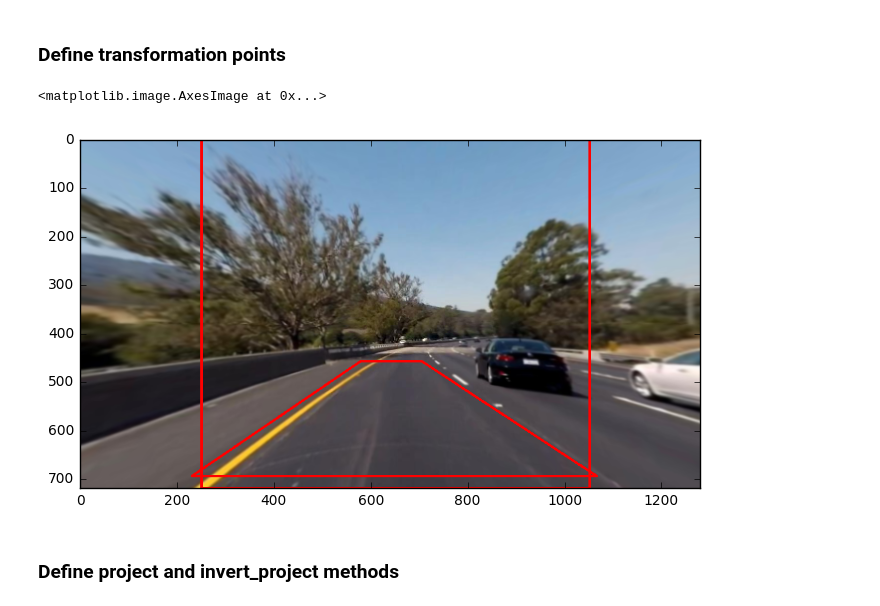
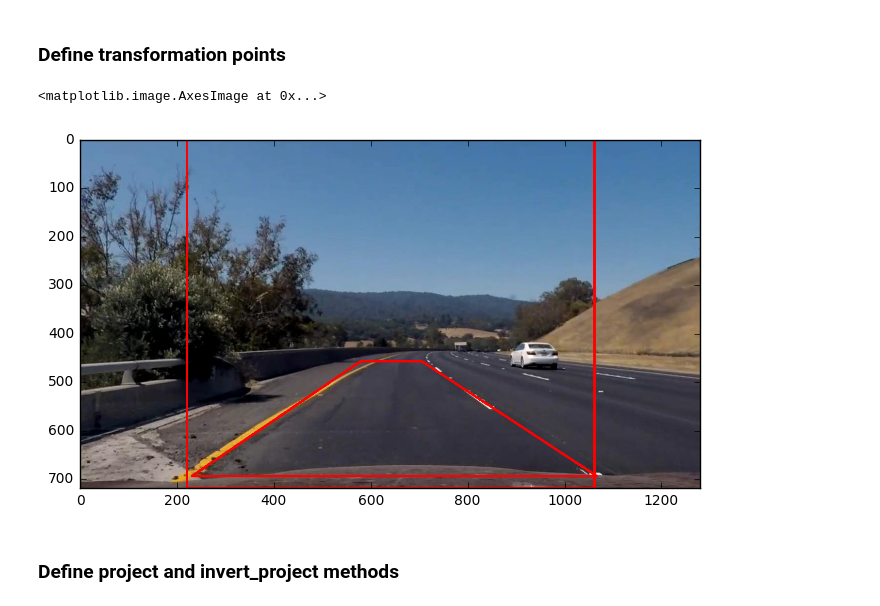
Before and after one commit to nmitsou/CarND-Advanced-Lane-Lines, a Jupyter notebook: calibrate.ipynb, the cells around one changed output. Cells and saved outputs as stored; diff of their text form; code cells hidden in the pictures.

```diff
--- a/calibrate.ipynb
+++ b/calibrate.ipynb
@@ -118,7 +119,7 @@ Done!
 An example of undistortion on an image collected while driving
 # %%
 
-image = cv2.imread('./hard2/outfile993.jpg')
+image = cv2.imread('./hard3/outfile617.jpg')
 image = cv2.cvtColor(image, cv2.COLOR_BGR2RGB)
 gs = gridspec.GridSpec(1, 2, width_ratios=[30, 30])
 
@@ -251,20 +252,20 @@ We can see that the filtering preserves most of the lane pixels (as desired)
 # %%
 #find src points for projection
 image = undistort(image)
 h = image.shape[0]
 
 src = np.int32([[230,695],[578,458],[704,458],[1065,695]])
-dest = np.int32([[250,h],[250,0],[1050,0],[1050,h]])
+dest = np.int32([[220,h],[220,0],[1060,0],[1060,h]])
 #pts = pts.reshape((-1,1,2))
 lanes_marked = np.copy(image)
 lanes_marked = cv2.polylines(lanes_marked,[src],True,(255,0,0), thickness=3)
 lanes_marked = cv2.polylines(lanes_marked,[dest],True,(255,0,0), thickness=3)
 
 plt.figure(figsize=(8,8))
 plt.imshow(lanes_marked)
 # %% [output]
 <matplotlib.image.AxesImage at 0x...>
-[figure, old version]
+[figure, new version]
 # %% [markdown]
 ### Define project and invert_project methods
 # %%
```
Also changed, not shown: parts of 16 cells of this notebook, 1 other file.
